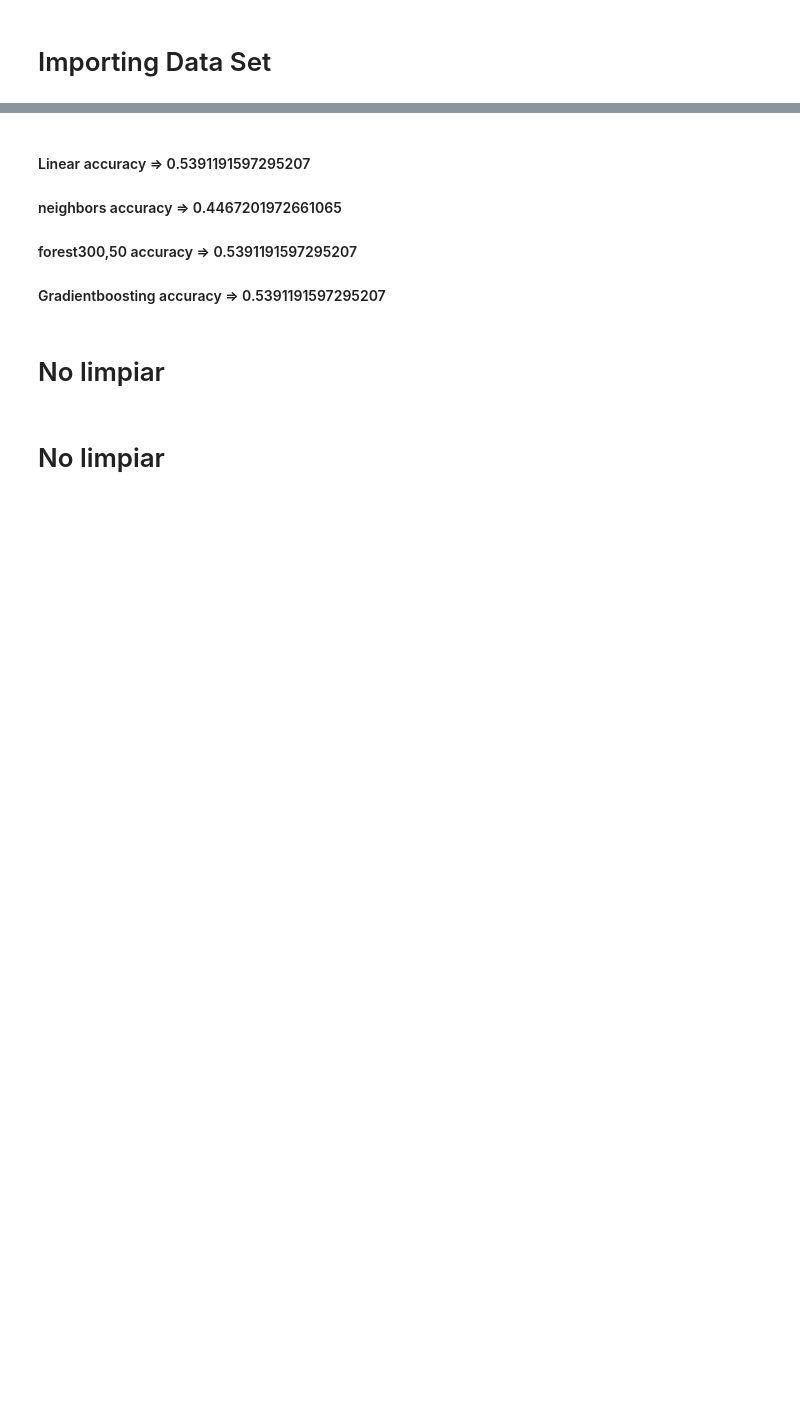
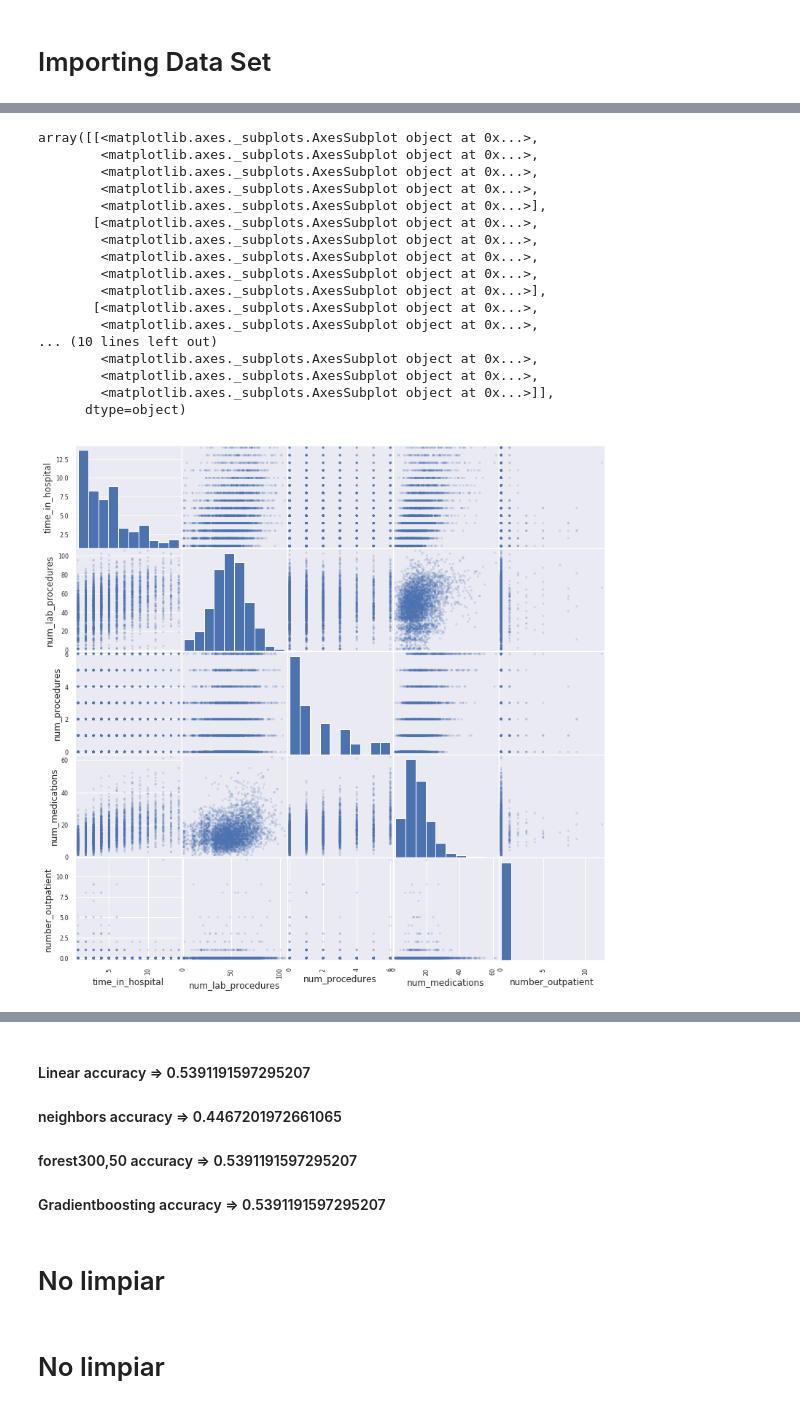
Before and after one commit to fabianlojo/Final, a Jupyter notebook: Cleaning Raw Data.ipynb, the cells around one changed output, grey strips where cells are left out. Cells and saved outputs as stored; diff of their text form; code cells hidden in the pictures; blank space fills up the shorter version.

```diff
--- a/Cleaning Raw Data.ipynb
+++ b/Cleaning Raw Data.ipynb
@@ -109,0 +170,26 @@ dummies
+# %%
+%matplotlib inline
+
+dfc = df.iloc[:5000,[0,1,2,3,4]]
+
+
+pd.plotting.scatter_matrix(dfc, alpha=0.2, figsize=(13,13))
+# %% [output]
+array([[<matplotlib.axes._subplots.AxesSubplot object at 0x...>,
+        <matplotlib.axes._subplots.AxesSubplot object at 0x...>,
+        <matplotlib.axes._subplots.AxesSubplot object at 0x...>,
+        <matplotlib.axes._subplots.AxesSubplot object at 0x...>,
+        <matplotlib.axes._subplots.AxesSubplot object at 0x...>],
+       [<matplotlib.axes._subplots.AxesSubplot object at 0x...>,
+        <matplotlib.axes._subplots.AxesSubplot object at 0x...>,
+        <matplotlib.axes._subplots.AxesSubplot object at 0x...>,
+        <matplotlib.axes._subplots.AxesSubplot object at 0x...>,
+        <matplotlib.axes._subplots.AxesSubplot object at 0x...>],
+       [<matplotlib.axes._subplots.AxesSubplot object at 0x...>,
+        <matplotlib.axes._subplots.AxesSubplot object at 0x...>,
+... (10 lines left out)
+        <matplotlib.axes._subplots.AxesSubplot object at 0x...>,
+        <matplotlib.axes._subplots.AxesSubplot object at 0x...>,
+        <matplotlib.axes._subplots.AxesSubplot object at 0x...>]],
+      dtype=object)
+[figure, added]
```
Also changed, not shown: parts of 31 cells of this notebook.
